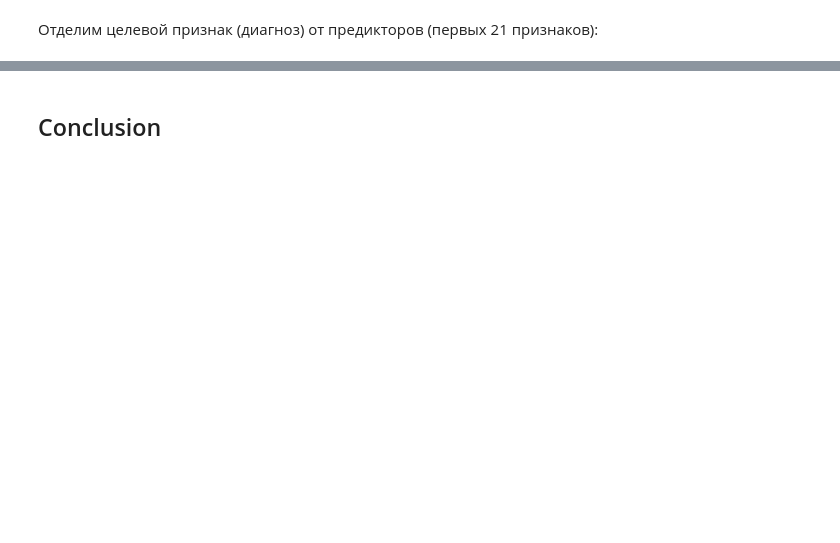
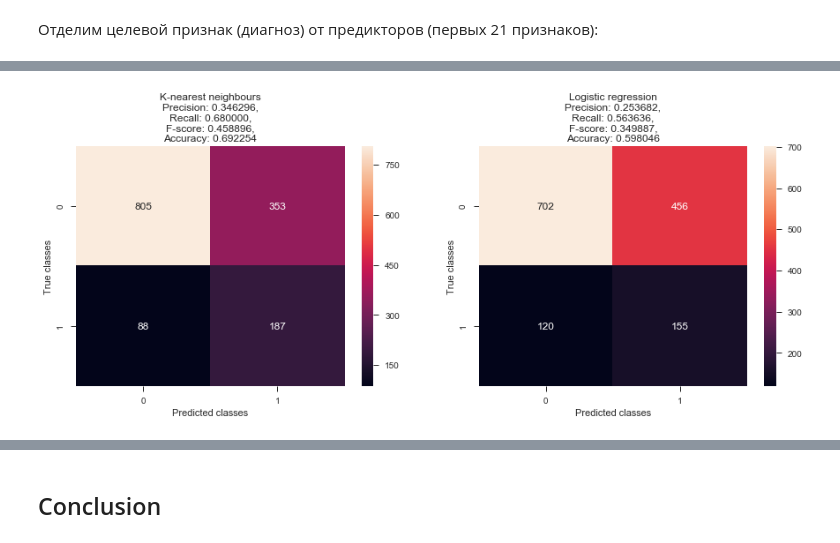
Before and after one commit to IooHooI/CLASSIFICATION_1, a Jupyter notebook: notebooks/SOLUTION.ipynb, the cells around one changed output, grey strips where cells are left out. Saved outputs shown, nothing was run; the diff lists cells and outputs as text; code cells hidden in the pictures; blank space fills up the shorter version.

```diff
--- a/notebooks/SOLUTION.ipynb
+++ b/notebooks/SOLUTION.ipynb
@@ -627,2 +424,0 @@ X.drop(columns_to_normalize, axis='columns', inplace=True)
-# %%
-X = pd.concat([X, X_part_to_normalize], axis=1)
@@ -946,0 +492,5 @@ display_results(c_k_n_test_f1_statistics, 'F-score')
+# %%
+C = np.arange(0.1, 10.0, 0.5)
+class_weight = [{False: 1.0, True: w} for w in np.arange(1, 10.0, 1.0)]
+penalty = ['l1', 'l2']
+fit_intercept = [True, False]
@@ -946,0 +520,40 @@ display_results(c_k_n_test_f1_statistics, 'F-score')
+# %%
+nearest_neighbors_pipeline = Pipeline([
+    ('impute', MyImputer(strategy='median')),
+    ('union', FeatureUnion([
+        ('binary', Pipeline([
+            ('select', ItemSelector(binary_features))
+        ])),
+        ('continuous', Pipeline([
+            ('select', ItemSelector(continuous_features)),
+            ('scale', StandardScaler()),
+            ('transform', QuantileTransformer(random_state=42))
+        ]))
+    ])),
+    ('balancer', RandomUnderSampler(random_state=42)),
+    ('fit', KNeighborsClassifier())
+])
+k_n_grid_search = find_the_best_classifier(X_train, y_train, nearest_neighbors_pipeline, k_n_grid_search_params, 'f1')
+# %%
+logistic_regression_pipeline = Pipeline([
+    ('impute', MyImputer(strategy='median')),
+    ('union', FeatureUnion([
+        ('binary', Pipeline([
+            ('select', ItemSelector(binary_features))
+        ])),
+        ('continuous', Pipeline([
+            ('select', ItemSelector(continuous_features)),
+            ('scale', StandardScaler()),
+            ('transform', QuantileTransformer(random_state=42))
+        ]))
+    ])),
+    ('balancer', RandomUnderSampler(random_state=42)),
+    ('fit', LogisticRegression(random_state=42))
+])
+l_r_grid_search = find_the_best_classifier(X_train, y_train, logistic_regression_pipeline, l_r_grid_search_params, 'f1')
+# %%
+k_n_y_pred = k_n_grid_search.best_estimator_.predict(X_test)
+l_r_y_pred = l_r_grid_search.best_estimator_.predict(X_test)
+show_quality_results(y_test, k_n_y_pred, l_r_y_pred)
+# %% [output]
+[figure, added]
```
Also changed, not shown: parts of 106 cells of this notebook, 2 other files.
